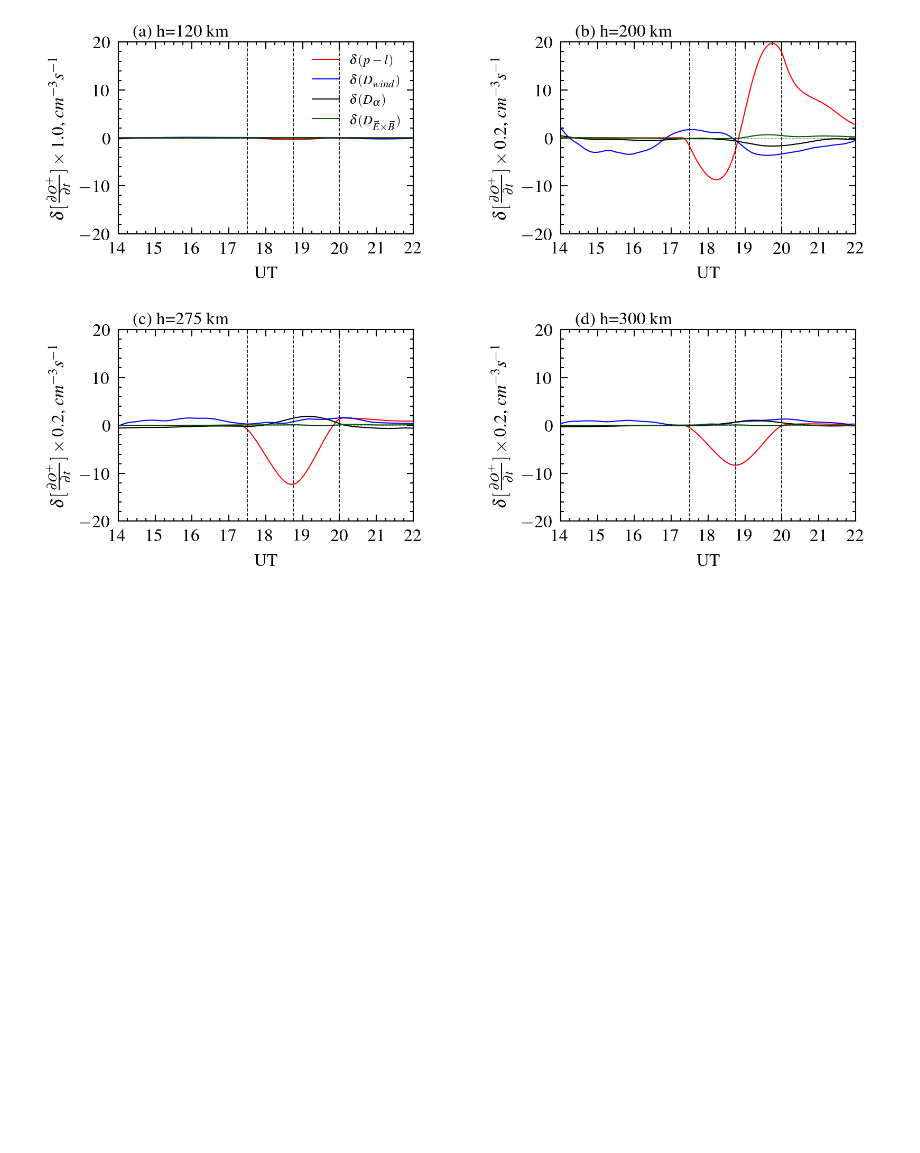
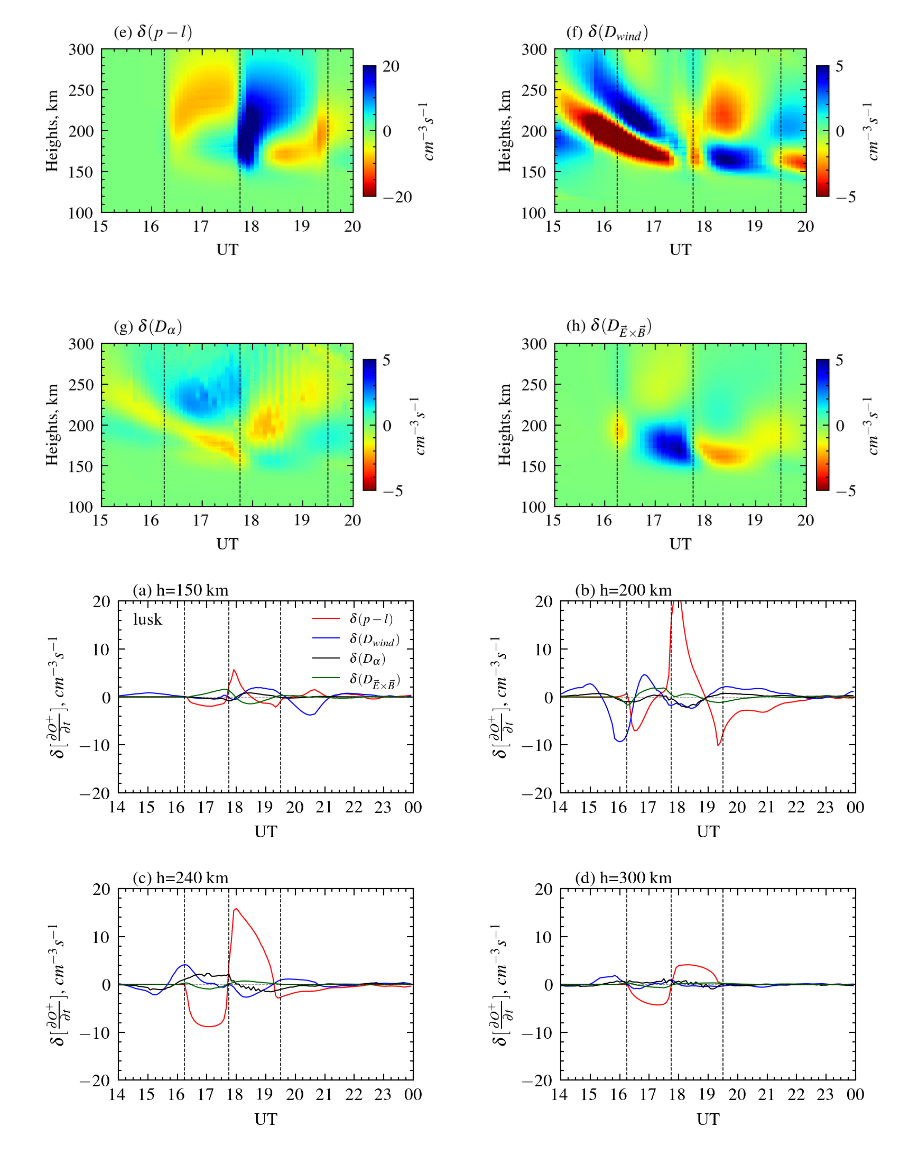
Before and after one commit to shibaji7/SolarEclipse, a Jupyter notebook: Solar Eclipse | WACCM-X | GRL.ipynb, the cells around one changed output. Saved outputs shown, nothing was run; the diff lists cells and outputs as text; code cells hidden in the pictures; blank space fills up the shorter version.

Commit message:
Commit: Updated plots

```diff
--- a/Solar Eclipse | WACCM-X | GRL.ipynb
+++ b/Solar Eclipse | WACCM-X | GRL.ipynb
@@ -37,12 +106,14 @@ params = [
         "unit_multiplier": 1.0,
         "unit": "cc",
         "interpolate": {"scale": "linear", "type": "linear"},
-    },
+    }
 ]
-dw = DiffWACCMX(
-    "dataset/29jan2022/ECL_1100_0100_all.nc",
-    "dataset/29jan2022/BGC_1100_0100_all.nc",
-    params=params,
-    stn="mit",
-)
+stn = "lusk"
+vlines = [
+    dt.datetime(2017, 8, 21, 16, 15),
+    dt.datetime(2017, 8, 21, 17, 45),
+    dt.datetime(2017, 8, 21, 19, 30),
+]
+summary_plots(params, stn, Hs=[150, 200, 240, 300], vlines=vlines,
+              types=["2D-TS", "1D-TS"])
 # %% [output]
@@ -66,9 +137,2 @@ dw = DiffWACCMX(
+[figure, added]
+[figure, added]
-# %%
-sp = SummaryPlots(dw)
-_ = sp.compute_1D_TS(Hs=[120, 200, 275, 300], factors=[1, 0.2, 0.2, 0.2], vlines=[
-            dt.datetime(2017, 8, 21, 17, 30),
-            dt.datetime(2017, 8, 21, 18, 45),
-            dt.datetime(2017, 8, 21, 20),
-        ],)
-# %% [output]
-[figure, removed]
```
Also changed, not shown: parts of 4 cells of this notebook, 9 other files.
